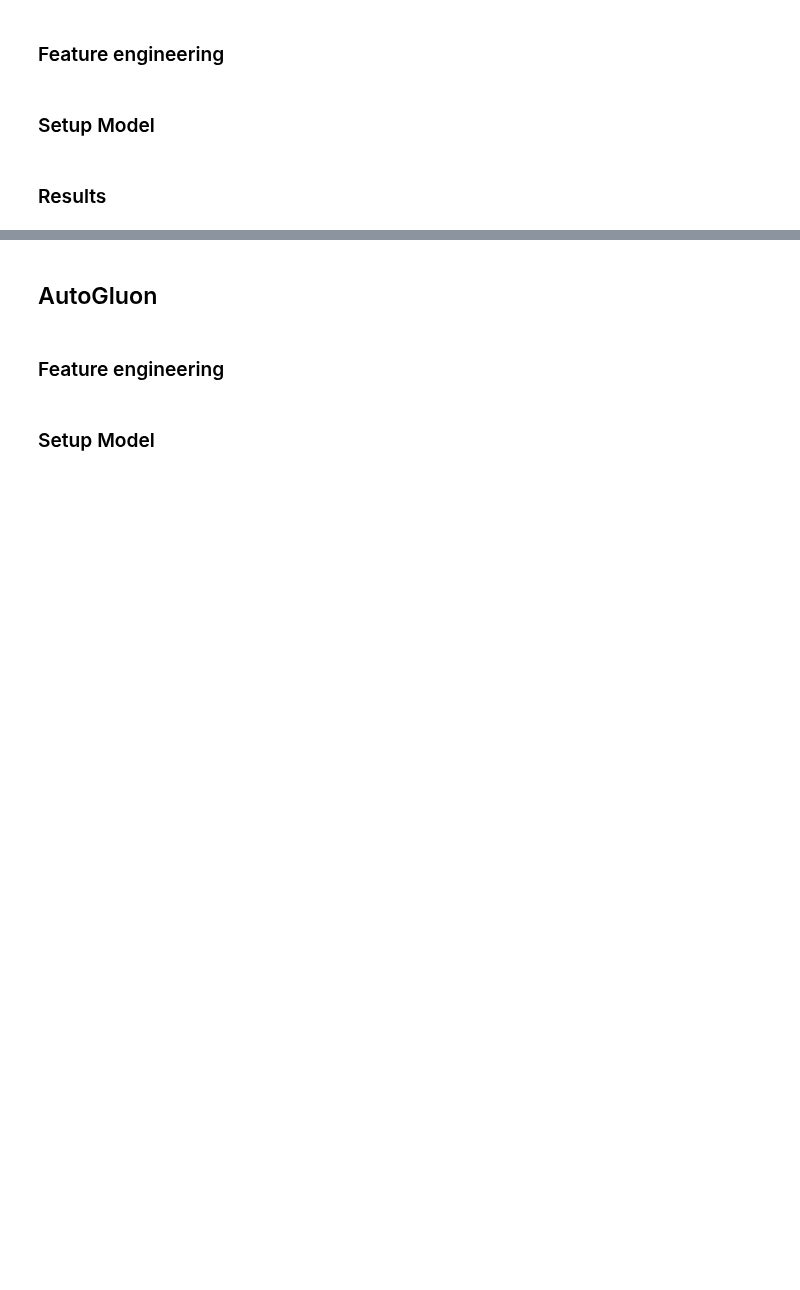
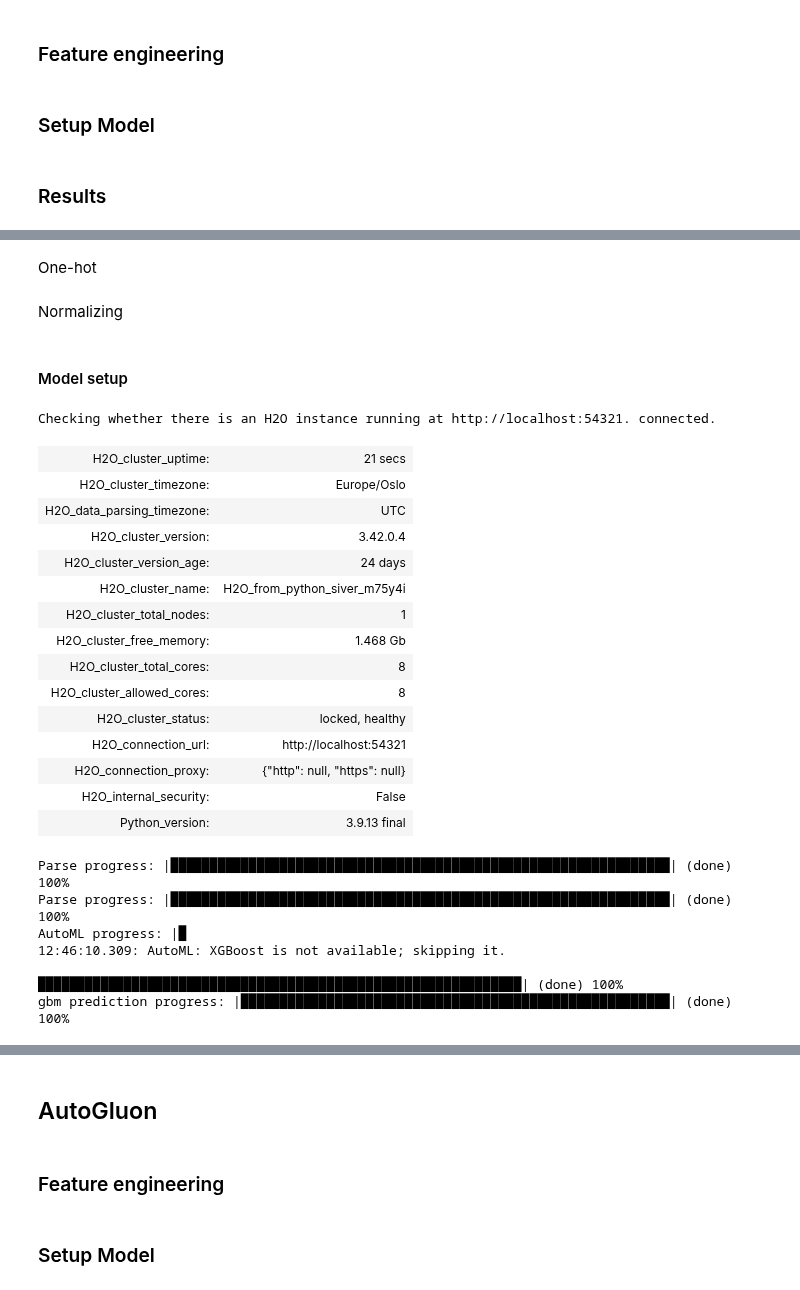
Before and after one commit to mathiasraa/tdt4173-forecasting, a Jupyter notebook: notebooks/modeling.ipynb, the cells around one changed output, grey strips where cells are left out. Saved outputs shown, nothing was run; the diff lists cells and outputs as text; code cells hidden in the pictures; blank space fills up the shorter version.

```diff
--- a/notebooks/modeling.ipynb
+++ b/notebooks/modeling.ipynb
@@ -834,0 +1235,2 @@ new.sort_values(by=["location", "id"]).head(50)
+# %% [markdown]
+One-hot
@@ -834,0 +1252,2 @@ new.sort_values(by=["location", "id"]).head(50)
+# %% [markdown]
+Normalizing
@@ -834,0 +1274,40 @@ new.sort_values(by=["location", "id"]).head(50)
+# %% [markdown]
+#### Model setup
+# %%
+h2o.init()
+
+X_train = X_train.reset_index().drop(columns="index")
+y_train = y_train.reset_index().drop(columns="index")
+new_train = pd.merge(X_train, y_train["pv_measurement"], left_index=True, right_index=True)
+
+h2o_train= h2o.H2OFrame(new_train)
+h2o_test = h2o.H2OFrame(X_test)
+
+aml = H2OAutoML(max_models=20, seed=1, stopping_metric="MAE", sort_metric="MAE", stopping_tolerance=0.01)
+aml.train(x=h2o_train.columns, y="pv_measurement", training_frame=h2o_train)
+lb = aml.leaderboard
+preds = aml.leader.predict(h2o_test)
+# %% [output]
+Checking whether there is an H2O instance running at http://localhost:54321. connected.
+| H2O_cluster_uptime: | 21 secs |
+| H2O_cluster_timezone: | Europe/Oslo |
+| H2O_data_parsing_timezone: | UTC |
+| H2O_cluster_version: | 3.42.0.4 |
+| H2O_cluster_version_age: | 24 days |
+| H2O_cluster_name: | H2O_from_python_siver_m75y4i |
+| H2O_cluster_total_nodes: | 1 |
+| H2O_cluster_free_memory: | 1.468 Gb |
+| H2O_cluster_total_cores: | 8 |
+| H2O_cluster_allowed_cores: | 8 |
+| H2O_cluster_status: | locked, healthy |
+| H2O_connection_url: | http://localhost:54321 |
+| H2O_connection_proxy: | {"http": null, "https": null} |
+| H2O_internal_security: | False |
+| Python_version: | 3.9.13 final |
+Parse progress: |████████████████████████████████████████████████████████████████| (done) 100%
+Parse progress: |████████████████████████████████████████████████████████████████| (done) 100%
+AutoML progress: |█
+12:46:10.309: AutoML: XGBoost is not available; skipping it.
+
+██████████████████████████████████████████████████████████████| (done) 100%
+gbm prediction progress: |███████████████████████████████████████████████████████| (done) 100%
```
Also changed, not shown: parts of 31 cells of this notebook, 1 other file.
